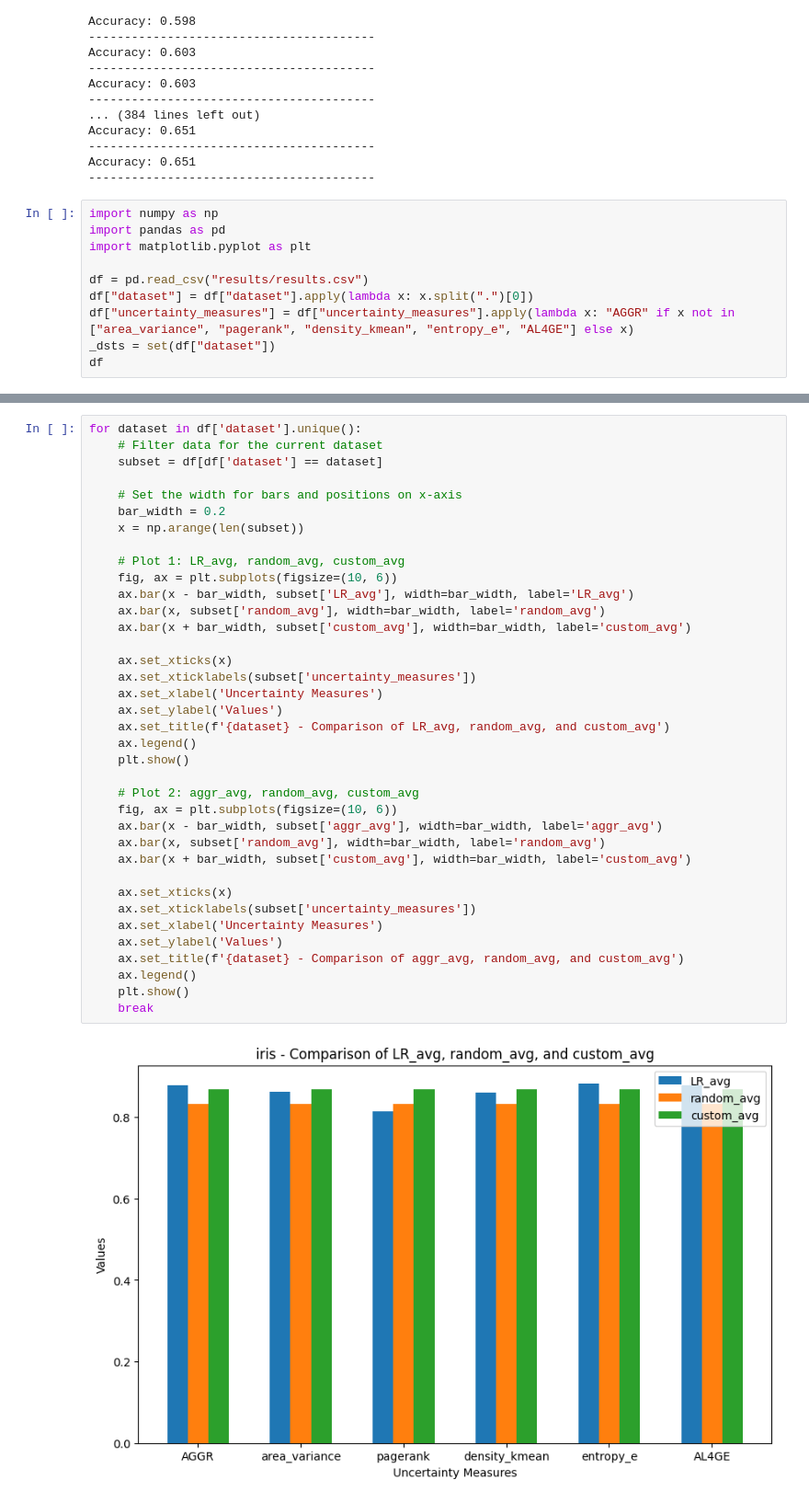
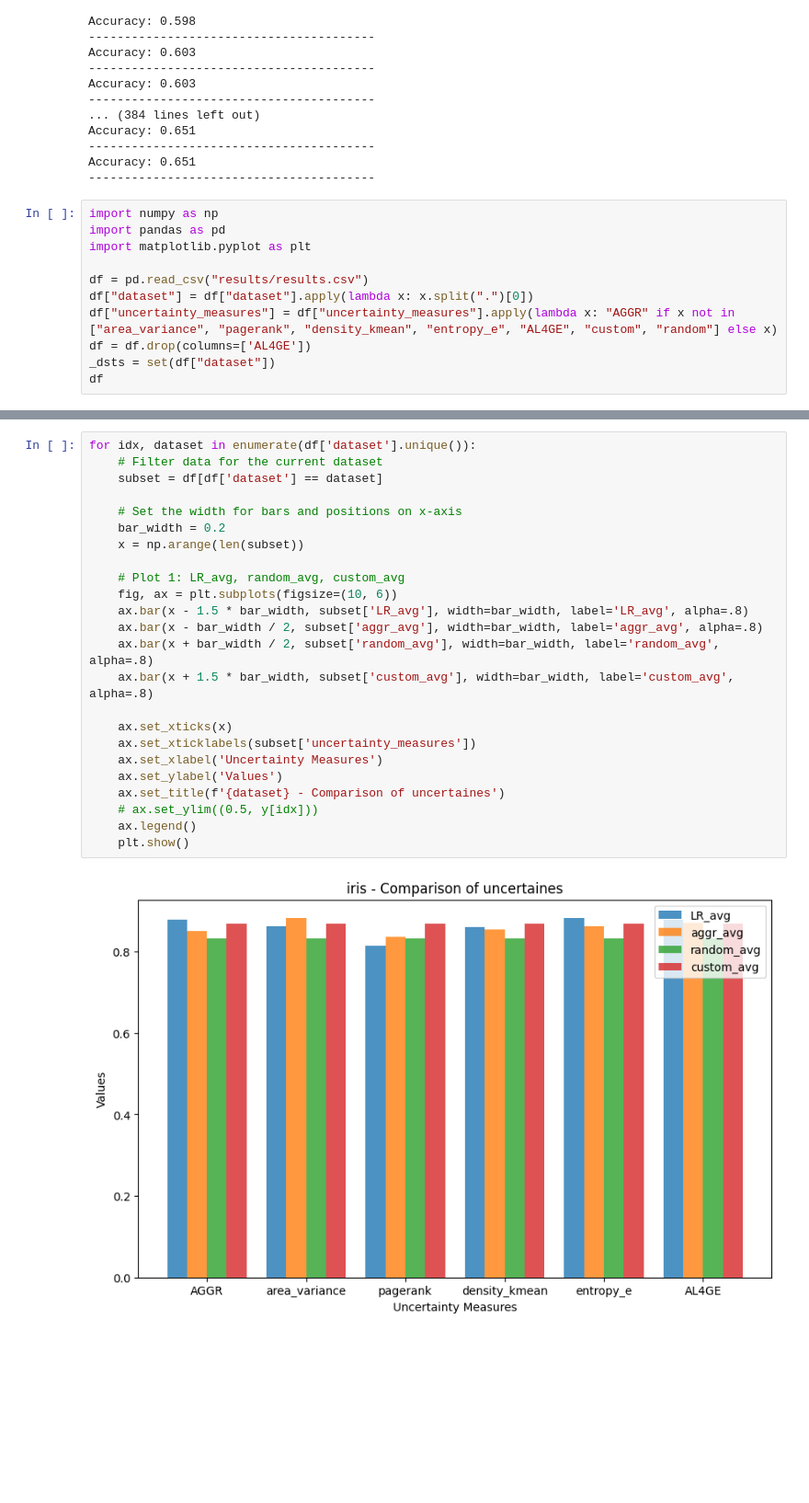
Before and after one commit to ThatMajd/Graph-Boosted-Active-Learning, a Jupyter notebook: ref/notebook.ipynb, the cells around one changed output, grey strips where cells are left out. Shown at 92% size. Saved outputs shown, nothing was run; the diff lists cells and outputs as text; blank space fills up the shorter version.

```diff
--- a/ref/notebook.ipynb
+++ b/ref/notebook.ipynb
@@ -79,7 +79,8 @@ import matplotlib.pyplot as plt
 
 df = pd.read_csv("results/results.csv")
 df["dataset"] = df["dataset"].apply(lambda x: x.split(".")[0])
-df["uncertainty_measures"] = df["uncertainty_measures"].apply(lambda x: "AGGR" if x not in ["area_variance", "pagerank", "density_kmean", "entropy_e", "AL4GE"] else x)
+df["uncertainty_measures"] = df["uncertainty_measures"].apply(lambda x: "AGGR" if x not in ["area_variance", "pagerank", "density_kmean", "entropy_e", "AL4GE", "custom", "random"] else x)
+df = df.drop(columns=['AL4GE'])
 _dsts = set(df["dataset"])
 df
 # %% [output]
@@ -103,39 +216,26 @@ df
 # %%
-for dataset in df['dataset'].unique():
+for idx, dataset in enumerate(df['dataset'].unique()):
     # Filter data for the current dataset
     subset = df[df['dataset'] == dataset]
 
     # Set the width for bars and positions on x-axis
     bar_width = 0.2
     x = np.arange(len(subset))
 
     # Plot 1: LR_avg, random_avg, custom_avg
     fig, ax = plt.subplots(figsize=(10, 6))
-    ax.bar(x - bar_width, subset['LR_avg'], width=bar_width, label='LR_avg')
-    ax.bar(x, subset['random_avg'], width=bar_width, label='random_avg')
-    ax.bar(x + bar_width, subset['custom_avg'], width=bar_width, label='custom_avg')
+    ax.bar(x - 1.5 * bar_width, subset['LR_avg'], width=bar_width, label='LR_avg', alpha=.8)
+    ax.bar(x - bar_width / 2, subset['aggr_avg'], width=bar_width, label='aggr_avg', alpha=.8)
+    ax.bar(x + bar_width / 2, subset['random_avg'], width=bar_width, label='random_avg', alpha=.8)
+    ax.bar(x + 1.5 * bar_width, subset['custom_avg'], width=bar_width, label='custom_avg', alpha=.8)
 
     ax.set_xticks(x)
     ax.set_xticklabels(subset['uncertainty_measures'])
     ax.set_xlabel('Uncertainty Measures')
     ax.set_ylabel('Values')
-    ax.set_title(f'{dataset} - Comparison of LR_avg, random_avg, and custom_avg')
+    ax.set_title(f'{dataset} - Comparison of uncertaines')
+    # ax.set_ylim((0.5, y[idx]))
     ax.legend()
     plt.show()
-
-    # Plot 2: aggr_avg, random_avg, custom_avg
-    fig, ax = plt.subplots(figsize=(10, 6))
-    ax.bar(x - bar_width, subset['aggr_avg'], width=bar_width, label='aggr_avg')
-    ax.bar(x, subset['random_avg'], width=bar_width, label='random_avg')
-    ax.bar(x + bar_width, subset['custom_avg'], width=bar_width, label='custom_avg')
-
-    ax.set_xticks(x)
-    ax.set_xticklabels(subset['uncertainty_measures'])
-    ax.set_xlabel('Uncertainty Measures')
-    ax.set_ylabel('Values')
-    ax.set_title(f'{dataset} - Comparison of aggr_avg, random_avg, and custom_avg')
-    ax.legend()
-    plt.show()
-    break
 # %% [output]
-[figure, old version]
+[figure, new version]
```
Also changed, not shown: parts of 9 cells of this notebook, 4 other files.
